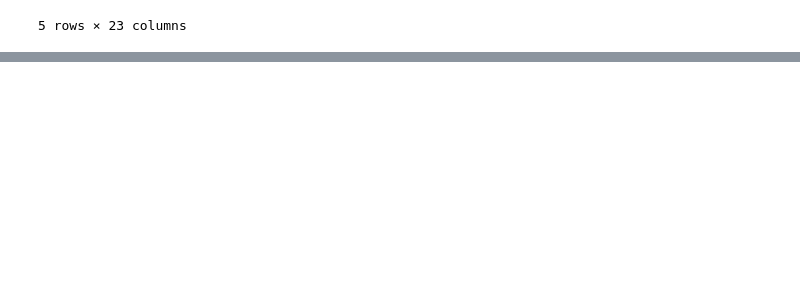
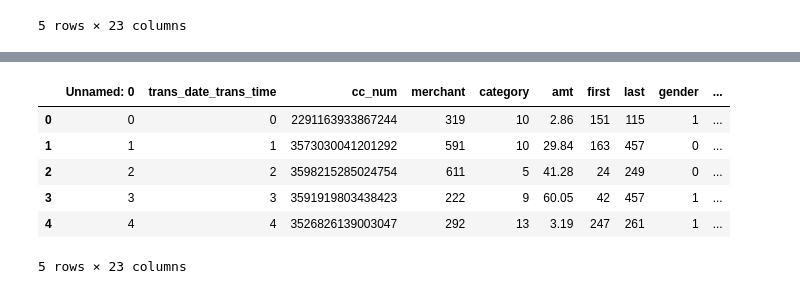
Before and after one commit to GabrielVrabie007/Project_Sigmoid_AI, a Jupyter notebook: analysis/data_balancing.ipynb, the cells around one changed output, grey strips where cells are left out. Drawn from its saved outputs; the diff is of its cells as text; code cells hidden in the pictures; blank space fills up the shorter version.

Commit message:
Converting 'object' variables to numeric variables

```diff
--- a/analysis/data_balancing.ipynb
+++ b/analysis/data_balancing.ipynb
@@ -80,0 +83,6 @@ df.head()
+# %%
+from sklearn.preprocessing import LabelEncoder
+from sklearn.model_selection import train_test_split
+label_encoder = LabelEncoder()
+for column in df.select_dtypes(include=['object']).columns:
+    df[column] = label_encoder.fit_transform(df[column])
@@ -80,0 +114,10 @@ df.head()
+# %%
+df.head()
+# %% [output]
+|  | Unnamed: 0 | trans_date_trans_time | cc_num | merchant | category | amt | first | last | gender | ... |
+| 0 | 0 | 0 | 2291163933867244 | 319 | 10 | 2.86 | 151 | 115 | 1 | ... |
+| 1 | 1 | 1 | 3573030041201292 | 591 | 10 | 29.84 | 163 | 457 | 0 | ... |
+| 2 | 2 | 2 | 3598215285024754 | 611 | 5 | 41.28 | 24 | 249 | 0 | ... |
+| 3 | 3 | 3 | 3591919803438423 | 222 | 9 | 60.05 | 42 | 457 | 1 | ... |
+| 4 | 4 | 4 | 3526826139003047 | 292 | 13 | 3.19 | 247 | 261 | 1 | ... |
+5 rows × 23 columns
```
Also changed, not shown: parts of 4 cells of this notebook.
